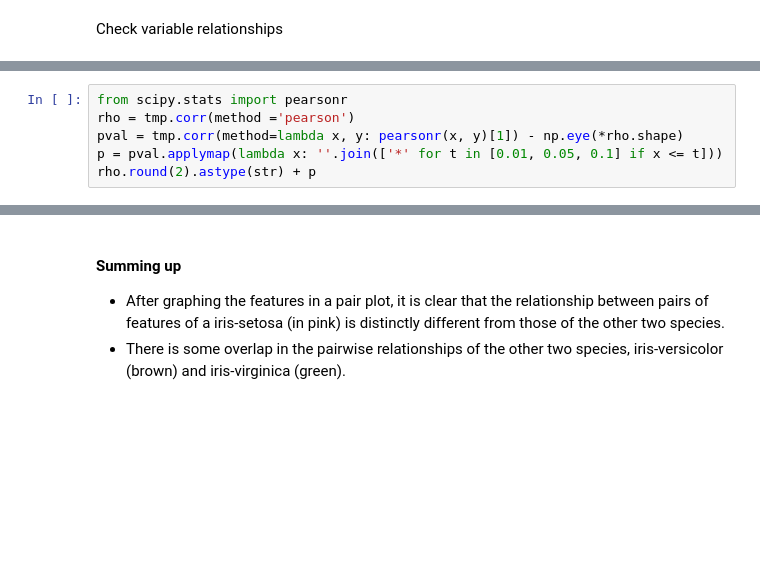
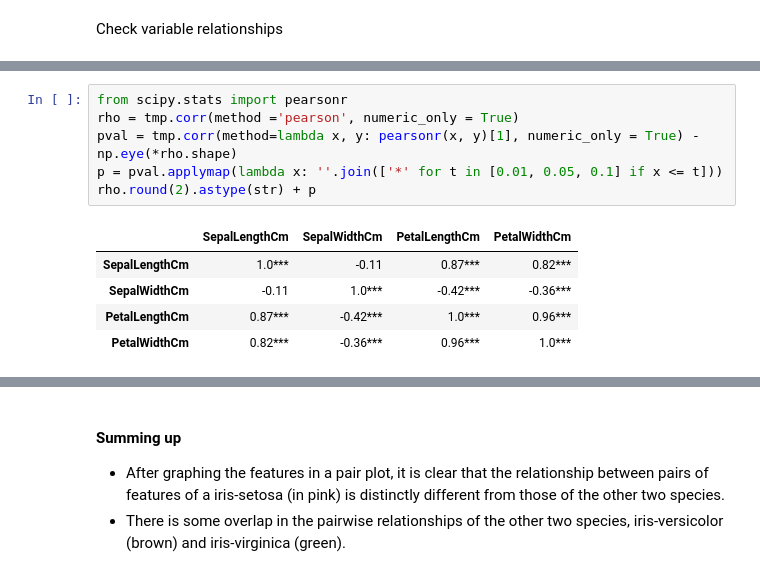
Before and after one commit to w4bo/teaching-handsondatapipelines, a Jupyter notebook: materials/14-Iris.solution.ipynb, the cells around one changed output, grey strips where cells are left out. Drawn from its saved outputs; the diff is of its cells as text; blank space fills up the shorter version.

```diff
--- a/materials/14-Iris.solution.ipynb
+++ b/materials/14-Iris.solution.ipynb
@@ -88,9 +141,15 @@ plt.show()
 # %%
 from scipy.stats import pearsonr
-rho = tmp.corr(method ='pearson')
-pval = tmp.corr(method=lambda x, y: pearsonr(x, y)[1]) - np.eye(*rho.shape)
+rho = tmp.corr(method ='pearson', numeric_only = True)
+pval = tmp.corr(method=lambda x, y: pearsonr(x, y)[1], numeric_only = True) - np.eye(*rho.shape)
 p = pval.applymap(lambda x: ''.join(['*' for t in [0.01, 0.05, 0.1] if x <= t]))
 rho.round(2).astype(str) + p
+# %% [output]
+|  | SepalLengthCm | SepalWidthCm | PetalLengthCm | PetalWidthCm |
+| SepalLengthCm | 1.0*** | -0.11 | 0.87*** | 0.82*** |
+| SepalWidthCm | -0.11 | 1.0*** | -0.42*** | -0.36*** |
+| PetalLengthCm | 0.87*** | -0.42*** | 1.0*** | 0.96*** |
+| PetalWidthCm | 0.82*** | -0.36*** | 0.96*** | 1.0*** |
 # %%
 min_corr = 0.3
 kot = rho[(abs(rho) >= min_corr) & (rho < 1)]
```
Also changed, not shown: parts of 29 cells of this notebook.
